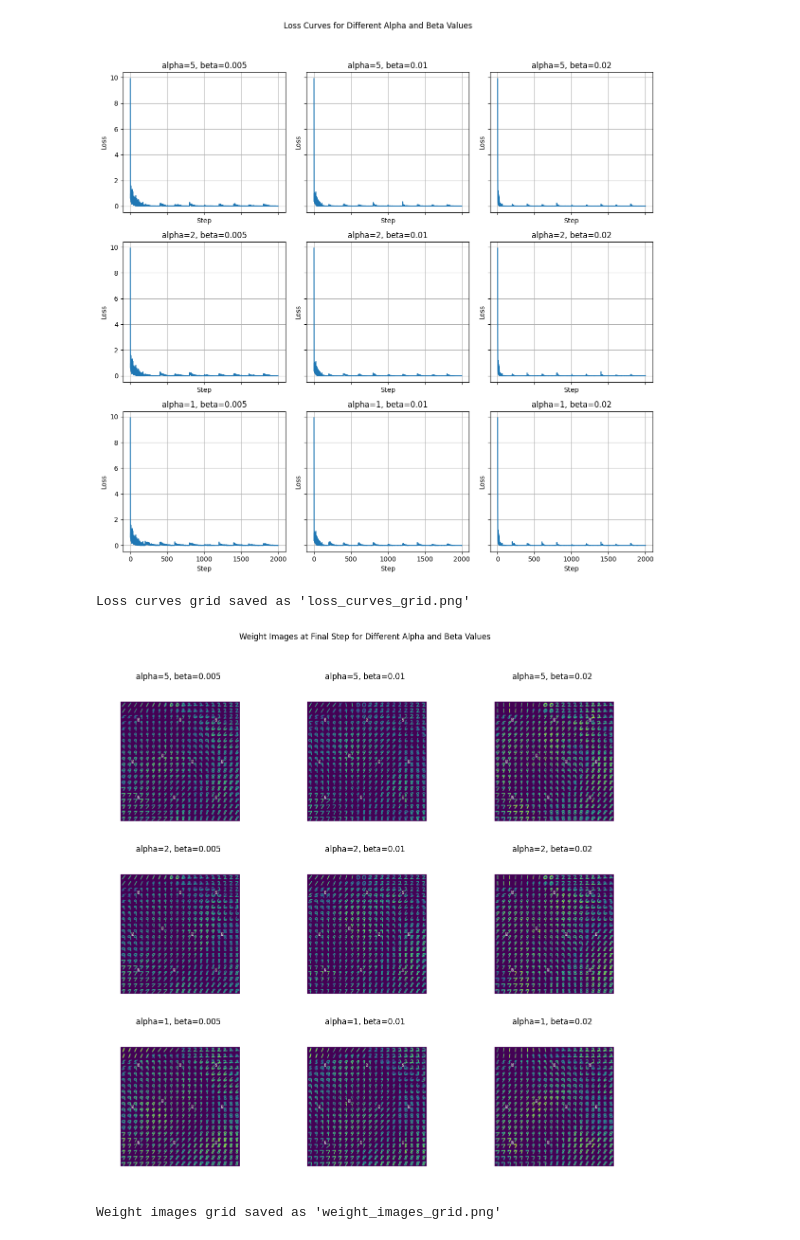
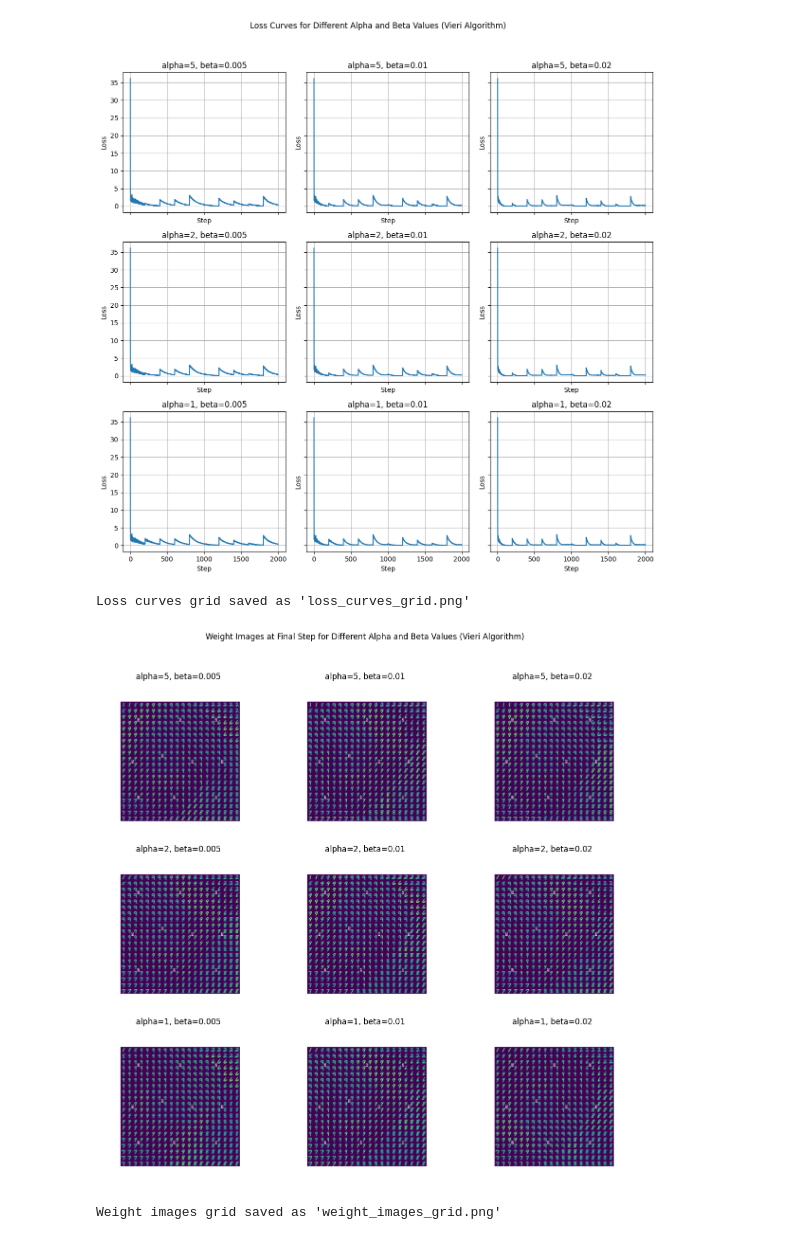
Before and after one commit to lorenzobagnol/RepresentationLearning, a Jupyter notebook: notebook.ipynb, the cells around one changed output. Cells and saved outputs as stored; diff of their text form; code cells hidden in the pictures.

```diff
--- a/notebook.ipynb
+++ b/notebook.ipynb
@@ -45,7 +45,7 @@ project = "STM-MNIST"
 
 # Create a 3x3 grid of subplots for loss curves
 fig, axes = plt.subplots(len(alphas), len(betas), figsize=(12, 12), sharex=True, sharey=True)
-fig.suptitle("Loss Curves for Different Alpha and Beta Values")
+fig.suptitle("Loss Curves for Different Alpha and Beta Values (Vieri Algorithm)")
 
 # Iterate over alphas and betas to populate each subplot
 for i, alpha in enumerate(alphas):
@@ -54,7 +54,8 @@ for i, alpha in enumerate(alphas):
         filters = {
             "config.BETA": beta,
             "config.ALPHA": alpha,
-            "config.MODE": "",
+            "config.MODE": "STC",
+            "config.SIGMA_BASELINE": 2,
             "state": "finished"
         }
 
@@ -62,35 +63,35 @@ for i, alpha in enumerate(alphas):
         runs = api.runs(
             path=f"{entity}/{project}",
             filters=filters,
             order="-created_at"
         )
 
         # Use only the first run that matches the filters
         for run in runs:
             # Collect loss data
             history_losses = run.scan_history(keys=["loss"], page_size=1000, min_step=0, max_step=2000)
             losses = [row["loss"] for row in history_losses]  # Loss values
             steps = [i for i in range(len(losses))]  # Step numbers
 
             # Plot loss on the respective subplot
             ax = axes[i, j]
             ax.plot(steps, losses, label=f"alpha={alpha}, beta={beta}")
             ax.set_title(f"alpha={alpha}, beta={beta}")
             ax.set_xlabel("Step")
             ax.set_ylabel("Loss")
             ax.grid(True)
 
             # Break after the first matching run
             break
 
 # Adjust layout and save the figure
 plt.tight_layout(rect=[0, 0, 1, 0.95])  # Leave space for the main title
-plt.savefig("loss_curves_grid.png", dpi=300)
+plt.savefig("loss_curves_grid_Vieri.png", dpi=300)
 plt.show()
 
 print("Loss curves grid saved as 'loss_curves_grid.png'")
 # %% [output]
-[figure, old version]
+[figure, new version]
 Loss curves grid saved as 'loss_curves_grid.png'
 # %%
 import wandb
@@ -113,7 +114,7 @@ project = "STM-MNIST"
 
 # Create a 3x3 grid of subplots for weight images
 fig, axes = plt.subplots(len(alphas), len(betas), figsize=(12, 12), sharex=True, sharey=True)
-fig.suptitle("Weight Images at Final Step for Different Alpha and Beta Values")
+fig.suptitle("Weight Images at Final Step for Different Alpha and Beta Values (Vieri Algorithm)")
 
 # Iterate over alphas and betas to populate each subplot
 for i, alpha in enumerate(alphas):
@@ -122,7 +123,8 @@ for i, alpha in enumerate(alphas):
         filters = {
             "config.BETA": beta,
             "config.ALPHA": alpha,
-            "config.MODE": "",
+            "config.SIGMA_BASELINE": 2,
+            "config.MODE": "STC",
             "state": "finished"
         }
 
@@ -160,7 +162,7 @@ for i, alpha in enumerate(alphas):
 
 # Adjust layout and save the figure
 plt.tight_layout(rect=[0, 0, 1, 0.95])  # Leave space for the main title
-plt.savefig("weight_images_grid.png", dpi=300)
+plt.savefig("weight_images_grid_Vieri.png", dpi=300)
 plt.show()
 
 # Optional: Clean up by removing downloaded images
@@ -169,5 +171,5 @@ shutil.rmtree(download_dir)
 
 print("Weight images grid saved as 'weight_images_grid.png'")
 # %% [output]
-[figure, old version]
+[figure, new version]
 Weight images grid saved as 'weight_images_grid.png'
```
Also changed, not shown: parts of 1 cell of this notebook, 3 other files.
